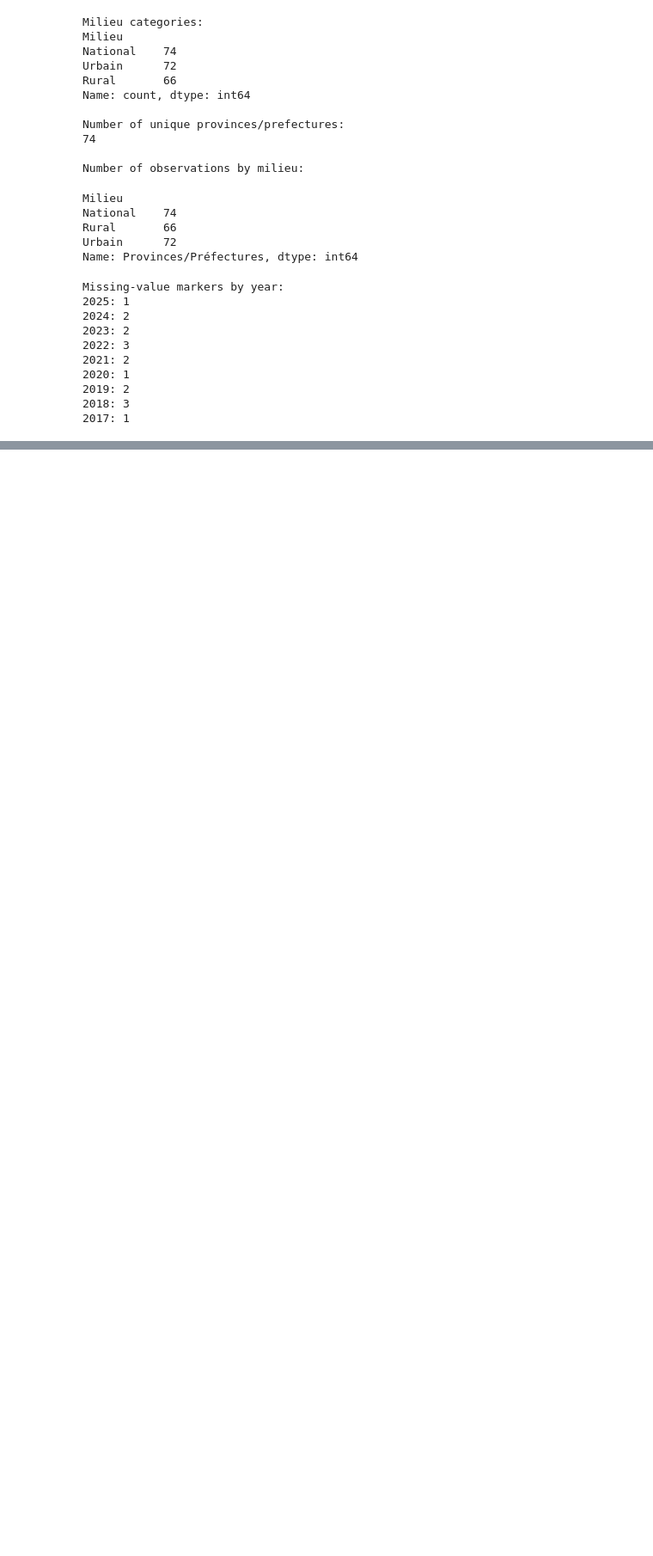
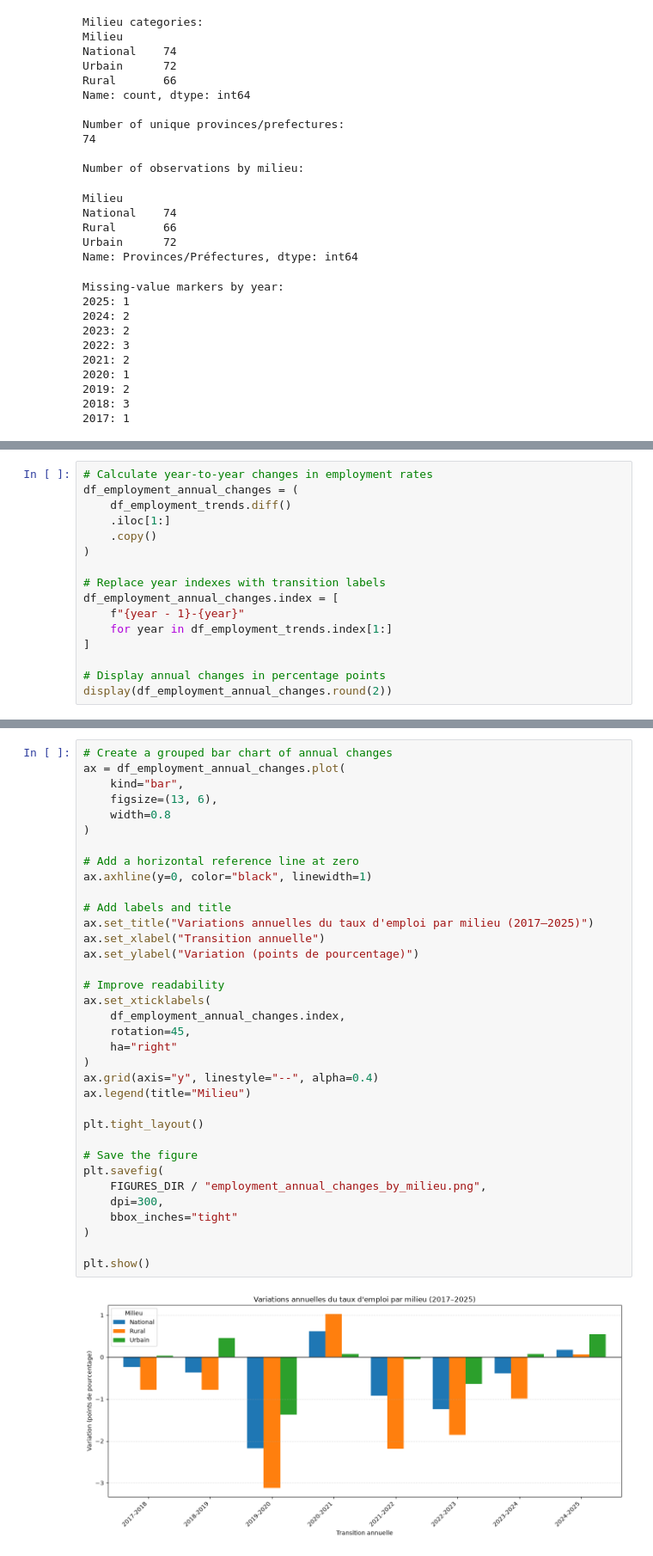
Before and after one commit to Oussamak05/morocco-labour-market-intelligence, a Jupyter notebook: notebooks/04_employment_province.ipynb, the cells around one changed output, grey strips where cells are left out. Shown at 86% size. Saved outputs shown, nothing was run; the diff lists cells and outputs as text; blank space fills up the shorter version.

```diff
--- a/notebooks/04_employment_province.ipynb
+++ b/notebooks/04_employment_province.ipynb
@@ -217,0 +1138,16 @@ Missing-value markers by year:
+# %%
+# Calculate year-to-year changes in employment rates
+df_employment_annual_changes = (
+    df_employment_trends.diff()
+    .iloc[1:]
+    .copy()
+)
+
+# Replace year indexes with transition labels
+df_employment_annual_changes.index = [
+    f"{year - 1}-{year}"
+    for year in df_employment_trends.index[1:]
+]
+
+# Display annual changes in percentage points
+display(df_employment_annual_changes.round(2))
@@ -217,0 +1181,37 @@ Missing-value markers by year:
+# %%
+# Create a grouped bar chart of annual changes
+ax = df_employment_annual_changes.plot(
+    kind="bar",
+    figsize=(13, 6),
+    width=0.8
+)
+
+# Add a horizontal reference line at zero
+ax.axhline(y=0, color="black", linewidth=1)
+
+# Add labels and title
+ax.set_title("Variations annuelles du taux d'emploi par milieu (2017–2025)")
+ax.set_xlabel("Transition annuelle")
+ax.set_ylabel("Variation (points de pourcentage)")
+
+# Improve readability
+ax.set_xticklabels(
+    df_employment_annual_changes.index,
+    rotation=45,
+    ha="right"
+)
+ax.grid(axis="y", linestyle="--", alpha=0.4)
+ax.legend(title="Milieu")
+
+plt.tight_layout()
+
+# Save the figure
+plt.savefig(
+    FIGURES_DIR / "employment_annual_changes_by_milieu.png",
+    dpi=300,
+    bbox_inches="tight"
+)
+
+plt.show()
+# %% [output]
+[figure, added]
```
Also changed, not shown: parts of 73 cells of this notebook, 5 other files.
